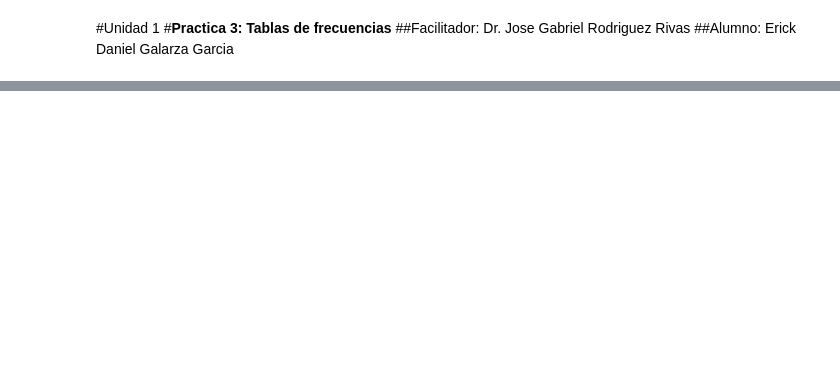
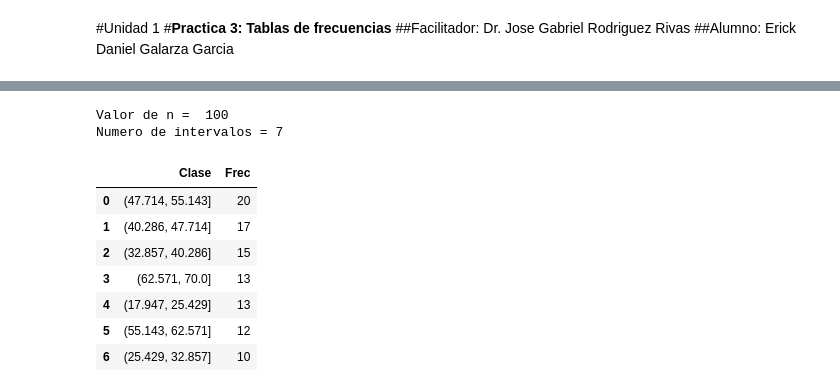
Before and after one commit to spacepirate07/Probabilidad-, a Jupyter notebook: Practica3.ipynb, the cells around one changed output, grey strips where cells are left out. Cells and saved outputs as stored; diff of their text form; code cells hidden in the pictures; blank space fills up the shorter version.

```diff
--- a/Practica3.ipynb
+++ b/Practica3.ipynb
@@ -116,0 +135,20 @@ tabla_frecuencias
+# %%
+n=len(edades)
+k=int(1+math.log2(n))
+print("Valor de n = ", n ,"\nNumero de intervalos =", k)
+# %% [output]
+Valor de n =  100
+Numero de intervalos = 7
+# %%
+tabla_frecuencia=pd.cut(df['Edad'], bins=k, include_lowest=True).value_counts().reset_index()
+tabla_frecuencia.columns=['Clase', 'Frec']
+tabla_frecuencia
+# %% [output]
+|  | Clase | Frec |
+| 0 | (47.714, 55.143] | 20 |
+| 1 | (40.286, 47.714] | 17 |
+| 2 | (32.857, 40.286] | 15 |
+| 3 | (62.571, 70.0] | 13 |
+| 4 | (17.947, 25.429] | 13 |
+| 5 | (55.143, 62.571] | 12 |
+| 6 | (25.429, 32.857] | 10 |
```
Also changed, not shown: parts of 11 cells of this notebook.
